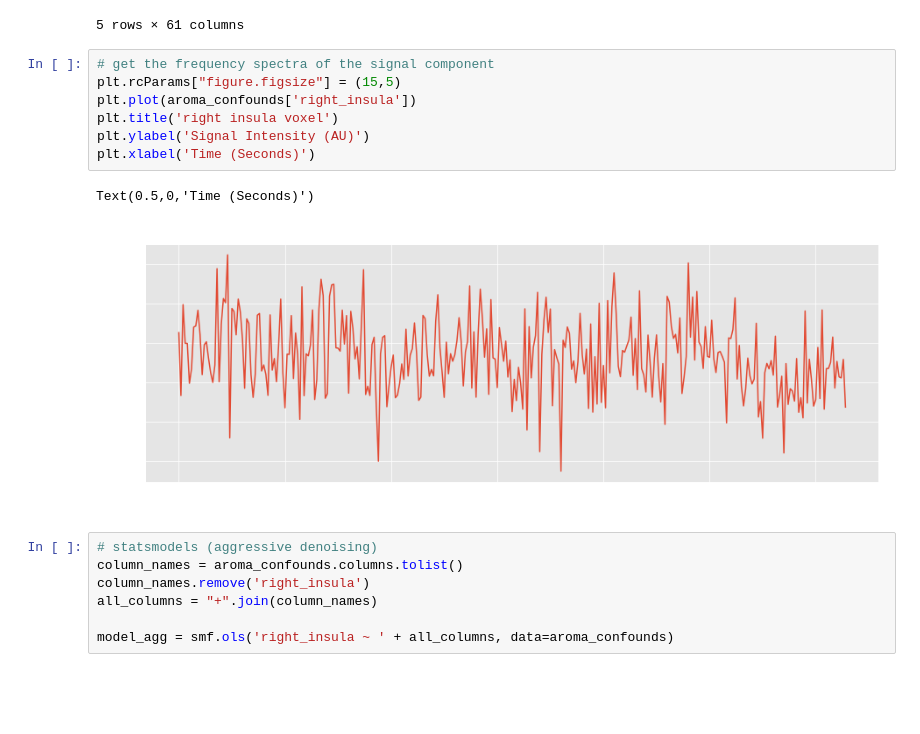
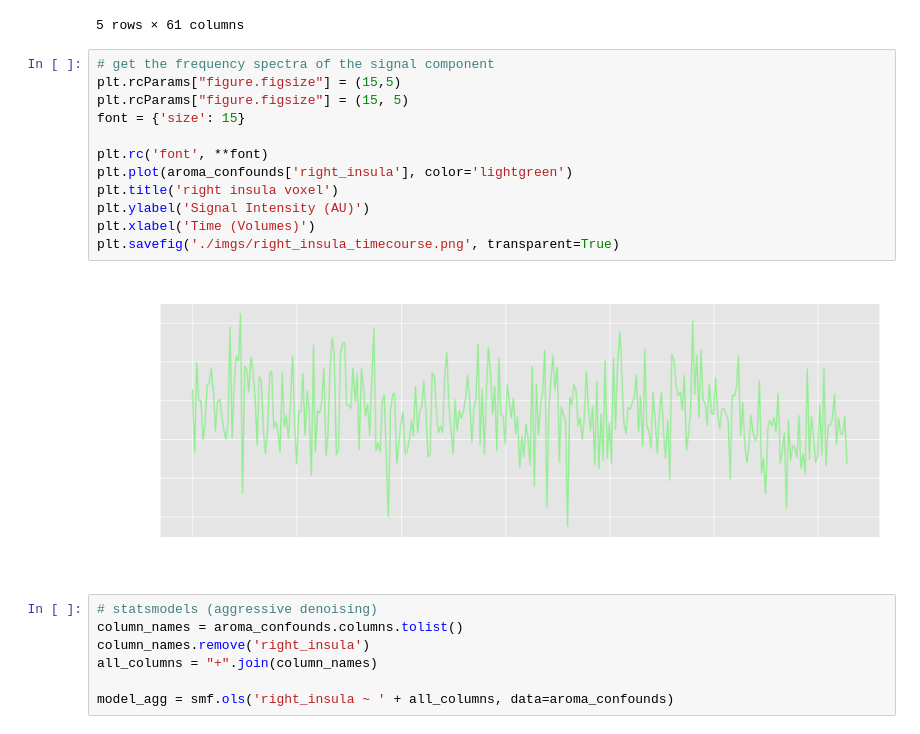
Before and after one commit to jdkent/2018-Seminar-Talk, a Jupyter notebook: seminar_graphs.ipynb, the cells around one changed output. Cells and saved outputs as stored; diff of their text form; blank space fills up the shorter version.

```diff
--- a/seminar_graphs.ipynb
+++ b/seminar_graphs.ipynb
@@ -120,13 +120,17 @@ aroma_confounds.head()
 # %%
 # get the frequency spectra of the signal component
 plt.rcParams["figure.figsize"] = (15,5)
-plt.plot(aroma_confounds['right_insula'])
+plt.rcParams["figure.figsize"] = (15, 5)
+font = {'size': 15}
+
+plt.rc('font', **font)
+plt.plot(aroma_confounds['right_insula'], color='lightgreen')
 plt.title('right insula voxel')
 plt.ylabel('Signal Intensity (AU)')
-plt.xlabel('Time (Seconds)')
+plt.xlabel('Time (Volumes)')
+plt.savefig('./imgs/right_insula_timecourse.png', transparent=True)
 # %% [output]
-Text(0.5,0,'Time (Seconds)')
-[figure, old version]
+[figure, new version]
 # %%
 # statsmodels (aggressive denoising)
 column_names = aroma_confounds.columns.tolist()
```
Also changed, not shown: parts of 3 cells of this notebook, 1 other file.
